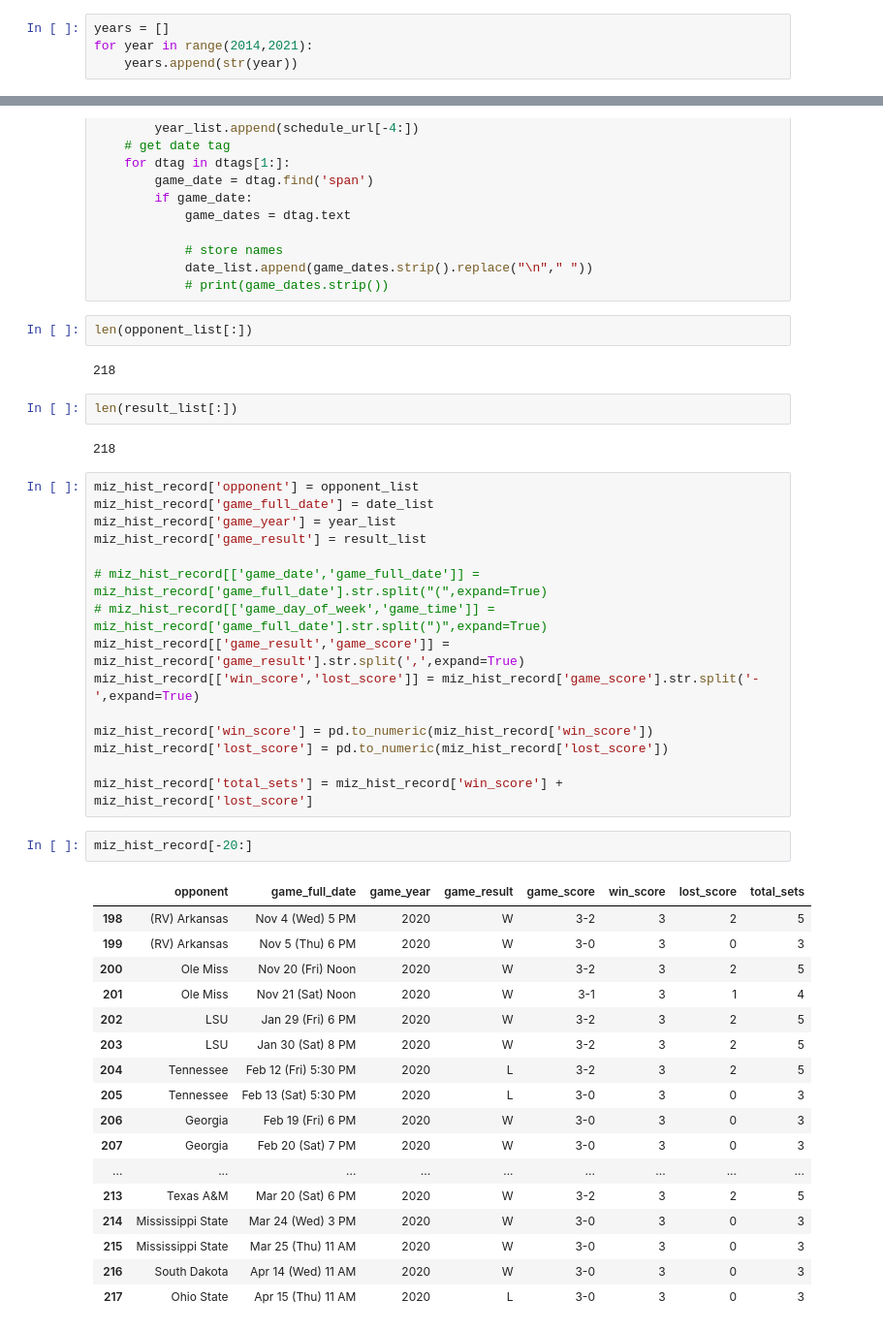
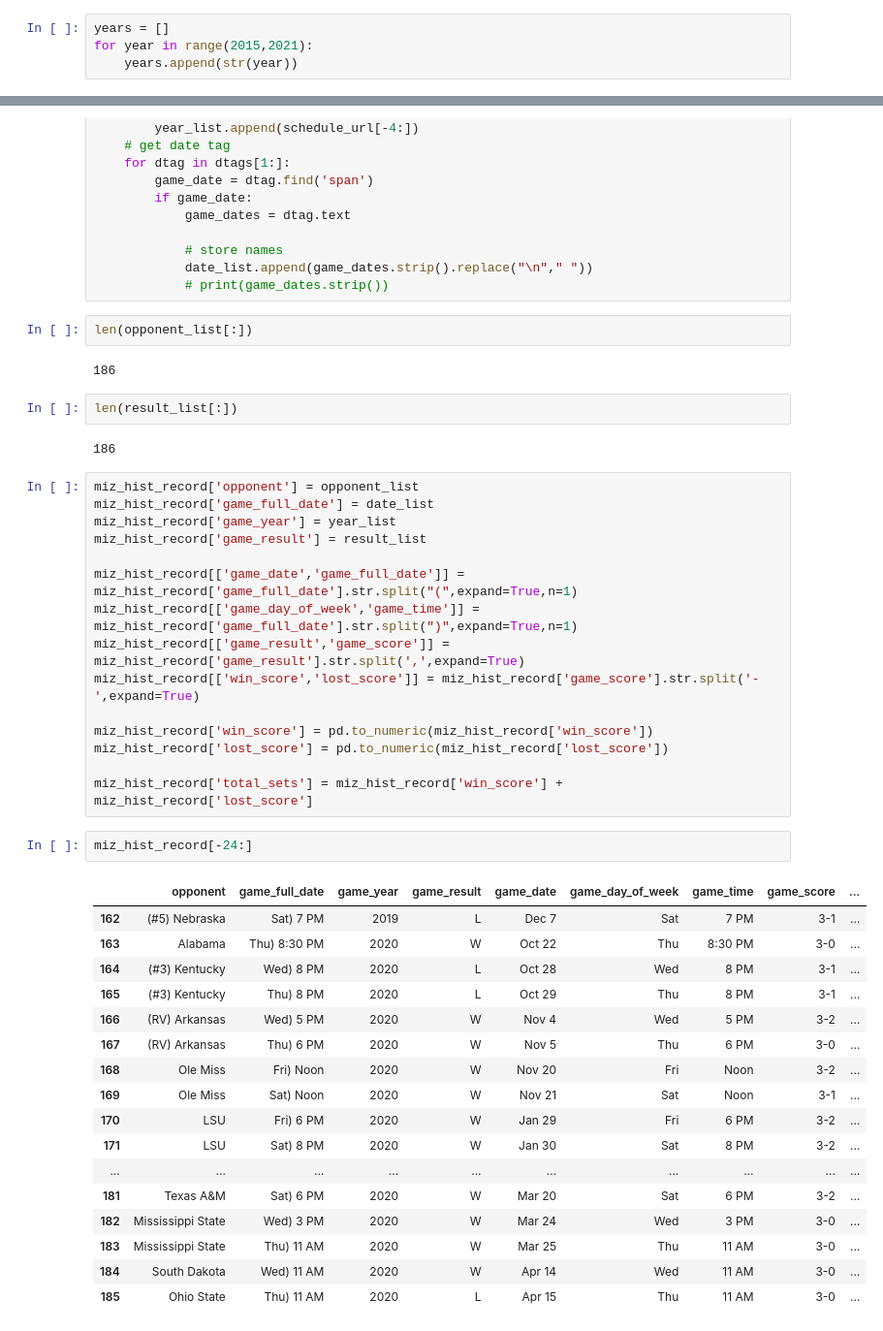
Before and after one commit to gcdean38/MSM_python, a Jupyter notebook: kcou/volleyball/w_volleyball.ipynb, the cells around one changed output, grey strips where cells are left out. Shown at 97% size. Drawn from its saved outputs; the diff is of its cells as text.

```diff
--- a/kcou/volleyball/w_volleyball.ipynb
+++ b/kcou/volleyball/w_volleyball.ipynb
@@ -150,7 +151,7 @@ pd.crosstab(index = volleyball_results_2020['game_day_of_week'], columns = volle
 ### Volleyball historical record
 # %%
 years = []
-for year in range(2014,2021):
+for year in range(2015,2021):
     years.append(str(year))
 # %%
 base_schedule_url = 'https://mutigers.com/sports/womens-volleyball/schedule/'
@@ -216,19 +217,19 @@ for schedule_url in schedule_urls:
 # %%
 len(opponent_list[:])
 # %% [output]
-218
+186
 # %%
 len(result_list[:])
 # %% [output]
-218
+186
 # %%
 miz_hist_record['opponent'] = opponent_list
 miz_hist_record['game_full_date'] = date_list
 miz_hist_record['game_year'] = year_list
 miz_hist_record['game_result'] = result_list
 
-# miz_hist_record[['game_date','game_full_date']] = miz_hist_record['game_full_date'].str.split("(",expand=True)
-# miz_hist_record[['game_day_of_week','game_time']] = miz_hist_record['game_full_date'].str.split(")",expand=True)
+miz_hist_record[['game_date','game_full_date']] = miz_hist_record['game_full_date'].str.split("(",expand=True,n=1)
+miz_hist_record[['game_day_of_week','game_time']] = miz_hist_record['game_full_date'].str.split(")",expand=True,n=1)
 miz_hist_record[['game_result','game_score']] = miz_hist_record['game_result'].str.split(',',expand=True)
 miz_hist_record[['win_score','lost_score']] = miz_hist_record['game_score'].str.split('-',expand=True)
 
@@ -237,25 +238,25 @@ miz_hist_record['lost_score'] = pd.to_numeric(miz_hist_record['lost_score'])
 
 miz_hist_record['total_sets'] = miz_hist_record['win_score'] + miz_hist_record['lost_score']
 # %%
-miz_hist_record[-20:]
+miz_hist_record[-24:]
 # %% [output]
-|  | opponent | game_full_date | game_year | game_result | game_score | win_score | lost_score | total_sets |
-| 198 | (RV) Arkansas | Nov 4 (Wed) 5 PM | 2020 | W | 3-2 | 3 | 2 | 5 |
-| 199 | (RV) Arkansas | Nov 5 (Thu) 6 PM | 2020 | W | 3-0 | 3 | 0 | 3 |
-| 200 | Ole Miss | Nov 20 (Fri) Noon | 2020 | W | 3-2 | 3 | 2 | 5 |
-| 201 | Ole Miss | Nov 21 (Sat) Noon | 2020 | W | 3-1 | 3 | 1 | 4 |
-| 202 | LSU | Jan 29 (Fri) 6 PM | 2020 | W | 3-2 | 3 | 2 | 5 |
-| 203 | LSU | Jan 30 (Sat) 8 PM | 2020 | W | 3-2 | 3 | 2 | 5 |
-| 204 | Tennessee | Feb 12 (Fri) 5:30 PM | 2020 | L | 3-2 | 3 | 2 | 5 |
-| 205 | Tennessee | Feb 13 (Sat) 5:30 PM | 2020 | L | 3-0 | 3 | 0 | 3 |
-| 206 | Georgia | Feb 19 (Fri) 6 PM | 2020 | W | 3-0 | 3 | 0 | 3 |
-| 207 | Georgia | Feb 20 (Sat) 7 PM | 2020 | W | 3-0 | 3 | 0 | 3 |
-| ... | ... | ... | ... | ... | ... | ... | ... | ... |
-| 213 | Texas A&M | Mar 20 (Sat) 6 PM | 2020 | W | 3-2 | 3 | 2 | 5 |
-| 214 | Mississippi State | Mar 24 (Wed) 3 PM | 2020 | W | 3-0 | 3 | 0 | 3 |
-| 215 | Mississippi State | Mar 25 (Thu) 11 AM | 2020 | W | 3-0 | 3 | 0 | 3 |
-| 216 | South Dakota | Apr 14 (Wed) 11 AM | 2020 | W | 3-0 | 3 | 0 | 3 |
-| 217 | Ohio State | Apr 15 (Thu) 11 AM | 2020 | L | 3-0 | 3 | 0 | 3 |
+|  | opponent | game_full_date | game_year | game_result | game_date | game_day_of_week | game_time | game_score | ... |
+| 162 | (#5) Nebraska | Sat) 7 PM | 2019 | L | Dec 7 | Sat | 7 PM | 3-1 | ... |
+| 163 | Alabama | Thu) 8:30 PM | 2020 | W | Oct 22 | Thu | 8:30 PM | 3-0 | ... |
+| 164 | (#3) Kentucky | Wed) 8 PM | 2020 | L | Oct 28 | Wed | 8 PM | 3-1 | ... |
+| 165 | (#3) Kentucky | Thu) 8 PM | 2020 | L | Oct 29 | Thu | 8 PM | 3-1 | ... |
+| 166 | (RV) Arkansas | Wed) 5 PM | 2020 | W | Nov 4 | Wed | 5 PM | 3-2 | ... |
+| 167 | (RV) Arkansas | Thu) 6 PM | 2020 | W | Nov 5 | Thu | 6 PM | 3-0 | ... |
+| 168 | Ole Miss | Fri) Noon | 2020 | W | Nov 20 | Fri | Noon | 3-2 | ... |
+| 169 | Ole Miss | Sat) Noon | 2020 | W | Nov 21 | Sat | Noon | 3-1 | ... |
+| 170 | LSU | Fri) 6 PM | 2020 | W | Jan 29 | Fri | 6 PM | 3-2 | ... |
+| 171 | LSU | Sat) 8 PM | 2020 | W | Jan 30 | Sat | 8 PM | 3-2 | ... |
+| ... | ... | ... | ... | ... | ... | ... | ... | ... | ... |
+| 181 | Texas A&M | Sat) 6 PM | 2020 | W | Mar 20 | Sat | 6 PM | 3-2 | ... |
+| 182 | Mississippi State | Wed) 3 PM | 2020 | W | Mar 24 | Wed | 3 PM | 3-0 | ... |
+| 183 | Mississippi State | Thu) 11 AM | 2020 | W | Mar 25 | Thu | 11 AM | 3-0 | ... |
+| 184 | South Dakota | Wed) 11 AM | 2020 | W | Apr 14 | Wed | 11 AM | 3-0 | ... |
+| 185 | Ohio State | Thu) 11 AM | 2020 | L | Apr 15 | Thu | 11 AM | 3-0 | ... |
 # %%
 pd.crosstab(index = miz_hist_record['game_year'], columns = miz_hist_record['game_result'])
 # %% [output]
```
Also changed, not shown: parts of 20 cells of this notebook, 3 other files.
